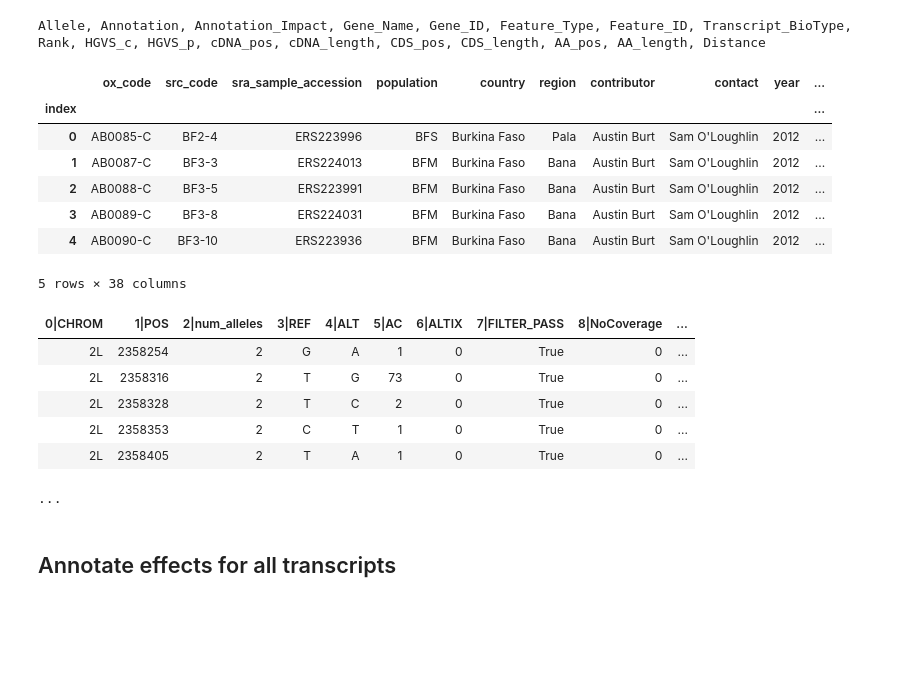
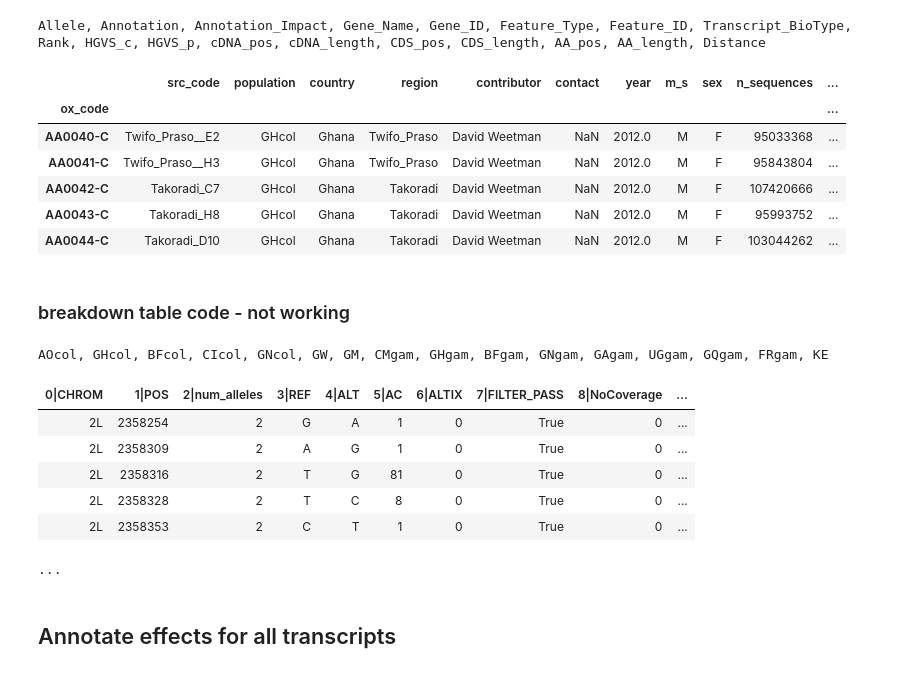
Before and after one commit to malariagen/ag1000g-phase2-vgsc-report, a Jupyter notebook: notebooks/1_Phase_2_vgsc_extract_mutations.ipynb, the cells around one changed output. Cells and saved outputs as stored; diff of their text form; code cells hidden in the pictures; blank space fills up the shorter version.

```diff
--- a/notebooks/1_Phase_2_vgsc_extract_mutations.ipynb
+++ b/notebooks/1_Phase_2_vgsc_extract_mutations.ipynb
@@ -158,14 +160,13 @@ print(', '.join(callset['2L/variants/ANN'].dtype.names))
 # %% [output]
 Allele, Annotation, Annotation_Impact, Gene_Name, Gene_ID, Feature_Type, Feature_ID, Transcript_BioType, Rank, HGVS_c, HGVS_p, cDNA_pos, cDNA_length, CDS_pos, CDS_length, AA_pos, AA_length, Distance
 # %%
-samples = phase1_ar3.df_samples
+samples = phase2_ar1.df_samples
 samples.head()
 # %% [output]
-|  | ox_code | src_code | sra_sample_accession | population | country | region | contributor | contact | year | ... |
-| index |  |  |  |  |  |  |  |  |  | ... |
-| 0 | AB0085-C | BF2-4 | ERS223996 | BFS | Burkina Faso | Pala | Austin Burt | Sam O'Loughlin | 2012 | ... |
-| 1 | AB0087-C | BF3-3 | ERS224013 | BFM | Burkina Faso | Bana | Austin Burt | Sam O'Loughlin | 2012 | ... |
-| 2 | AB0088-C | BF3-5 | ERS223991 | BFM | Burkina Faso | Bana | Austin Burt | Sam O'Loughlin | 2012 | ... |
-| 3 | AB0089-C | BF3-8 | ERS224031 | BFM | Burkina Faso | Bana | Austin Burt | Sam O'Loughlin | 2012 | ... |
-| 4 | AB0090-C | BF3-10 | ERS223936 | BFM | Burkina Faso | Bana | Austin Burt | Sam O'Loughlin | 2012 | ... |
+|  | src_code | population | country | region | contributor | contact | year | m_s | sex | n_sequences | ... |
+| ox_code |  |  |  |  |  |  |  |  |  |  | ... |
+| AA0040-C | Twifo_Praso__E2 | GHcol | Ghana | Twifo_Praso | David Weetman | NaN | 2012.0 | M | F | 95033368 | ... |
+| AA0041-C | Twifo_Praso__H3 | GHcol | Ghana | Twifo_Praso | David Weetman | NaN | 2012.0 | M | F | 95843804 | ... |
+| AA0042-C | Takoradi_C7 | GHcol | Ghana | Takoradi | David Weetman | NaN | 2012.0 | M | F | 107420666 | ... |
+| AA0043-C | Takoradi_H8 | GHcol | Ghana | Takoradi | David Weetman | NaN | 2012.0 | M | F | 95993752 | ... |
+| AA0044-C | Takoradi_D10 | GHcol | Ghana | Takoradi | David Weetman | NaN | 2012.0 | M | F | 103044262 | ... |
-5 rows × 38 columns
@@ -171,0 +176,2 @@ samples.head()
+# %% [markdown]
+### breakdown table code - not working
@@ -248,16 +264,21 @@ pop_ids = 'AOM BFM GWA GNS BFS CMS GAS UGS KES'.split()
+# %%
+pop_ids = phase2_ar1.pop_ids
+print(', '.join(pop_ids))
+# %% [output]
+AOcol, GHcol, BFcol, CIcol, GNcol, GW, GM, CMgam, GHgam, BFgam, GNgam, GAgam, UGgam, GQgam, FRgam, KE
 # %%
 subpops = {p: samples[samples.population == p].index.values.tolist() for p in pop_ids}
 # %%
 # build a table of variants from phase 1
-tbl_variants_phase1 = tabulate_variants(callset, callset,
+tbl_variants_phase2 = tabulate_variants(callset, snpf,
                                         seqid=region_vgsc.seqid, start=region_vgsc.start, end=region_vgsc.end,
                                         pop_ids=pop_ids, subpops=subpops)
-tbl_variants_phase1
+tbl_variants_phase2
 # %% [output]
 | 0|CHROM | 1|POS | 2|num_alleles | 3|REF | 4|ALT | 5|AC | 6|ALTIX | 7|FILTER_PASS | 8|NoCoverage | ... |
 | 2L | 2358254 | 2 | G | A | 1 | 0 | True | 0 | ... |
-| 2L | 2358316 | 2 | T | G | 73 | 0 | True | 0 | ... |
-| 2L | 2358328 | 2 | T | C | 2 | 0 | True | 0 | ... |
+| 2L | 2358309 | 2 | A | G | 1 | 0 | True | 0 | ... |
+| 2L | 2358316 | 2 | T | G | 81 | 0 | True | 0 | ... |
+| 2L | 2358328 | 2 | T | C | 8 | 0 | True | 0 | ... |
 | 2L | 2358353 | 2 | C | T | 1 | 0 | True | 0 | ... |
-| 2L | 2358405 | 2 | T | A | 1 | 0 | True | 0 | ... |
 ...
```
Also changed, not shown: parts of 13 cells of this notebook, 3 other files.
